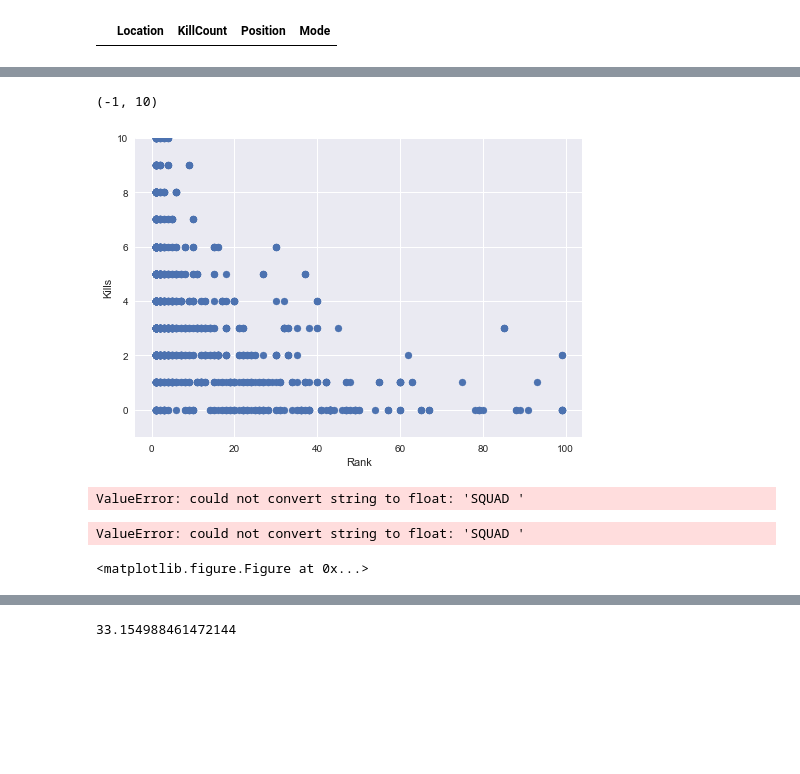
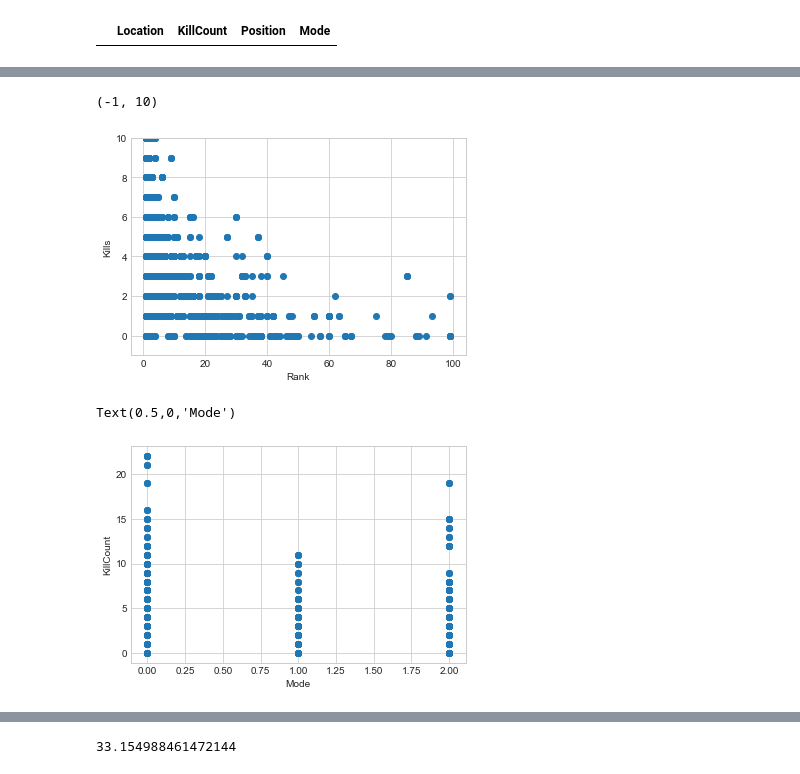
Before and after one commit to Justin1st/Fortnite_Heatmap, a Jupyter notebook: Final Code.ipynb, the cells around one changed output, grey strips where cells are left out. Saved outputs shown, nothing was run; the diff lists cells and outputs as text; code cells hidden in the pictures; blank space fills up the shorter version.

```diff
--- a/Final Code.ipynb
+++ b/Final Code.ipynb
@@ -59 +58,3 @@ df.head()
+# %%
+df=df.drop([76])
 # %%
@@ -94,22 +64,21 @@ df.head(10)
 # %%
 import seaborn as sns
-
+sns.set_style(style = "whitegrid")
 plt.scatter((df["Position"]),(df["KillCount"]))
 # plt.ylabel()
 plt.xlabel("Rank")
 plt.ylabel("Kills")
 plt.ylim(-1,10)
 # %% [output]
 (-1, 10)
-[figure, old version]
+[figure, new version]
 # %%
 plt.scatter(df["Mode"], df["KillCount"])
 plt.ylabel("KillCount")
 plt.xlabel("Mode")
 # %% [output]
-ValueError: could not convert string to float: 'SQUAD '
+Text(0.5,0,'Mode')
-ValueError: could not convert string to float: 'SQUAD '
-<matplotlib.figure.Figure at 0x...>
+[figure, added]
 # %%
 sns.set_style("whitegrid")
 multiples = sns.FacetGrid(df, col = "Mode")
```
Also changed, not shown: parts of 18 cells of this notebook, 1 other file.
